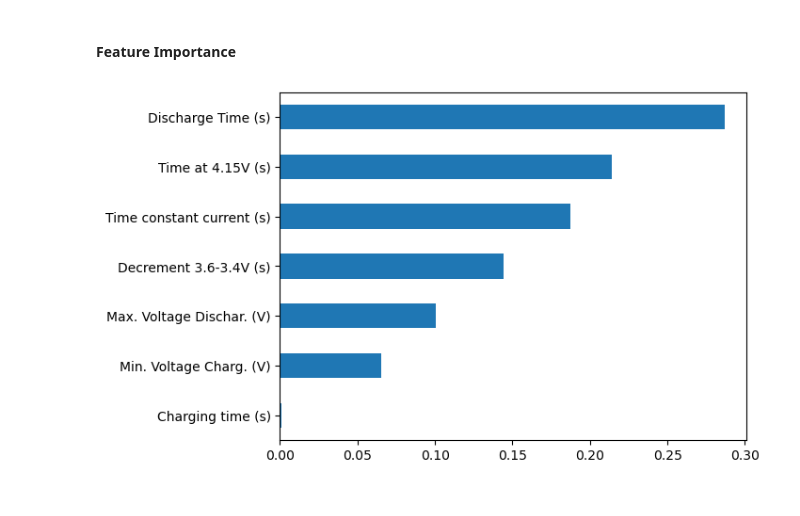
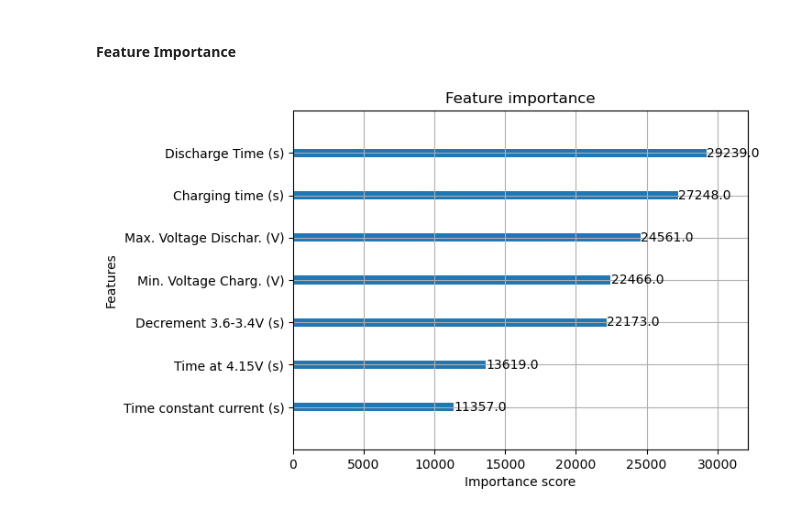
Before and after one commit to terry-so/Battery-RUL-Prediction, a Jupyter notebook: Battery RUL Prediction.ipynb, the cells around one changed output. Cells and saved outputs as stored; diff of their text form; code cells hidden in the pictures.

```diff
--- a/Battery RUL Prediction.ipynb
+++ b/Battery RUL Prediction.ipynb
@@ -604,9 +531,11 @@ plt.show()
 # %% [markdown]
 #### Feature Importance
-# %%
-
-feature_importance = pd.Series(rf_reg.best_estimator_.feature_importances_, index=features)
-feature_importance.sort_values().plot(kind='barh')
-plt.show()
-# %% [output]
-[figure, removed]
+# %%
+# Get importance scores
+importance = xgb_model.get_score(importance_type='weight')
+
+# Plot it (optional)
+xgb.plot_importance(xgb_model, importance_type='weight', max_num_features=20)
+plt.show()
+# %% [output]
+[figure, added]
```
Also changed, not shown: parts of 40 cells of this notebook.
